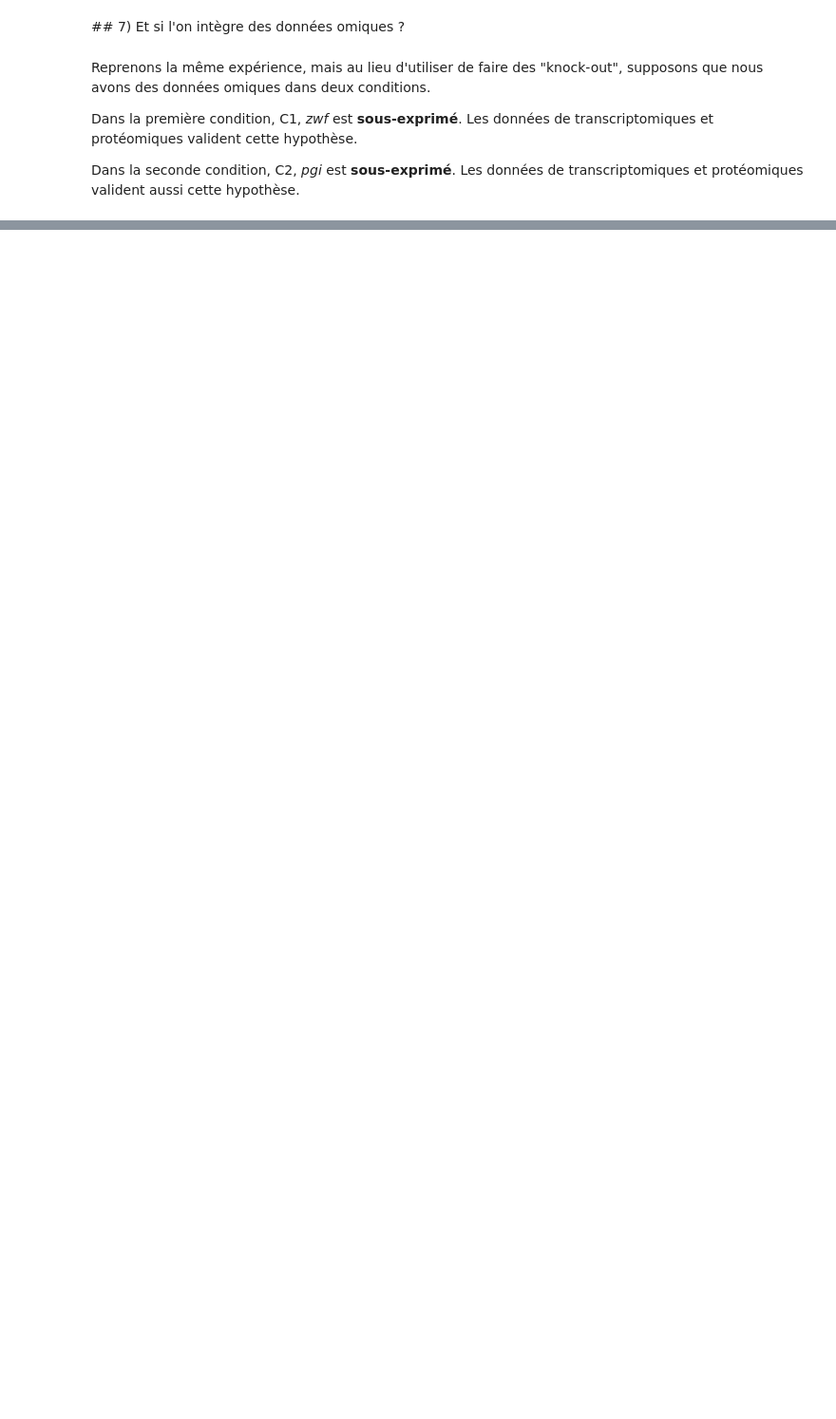
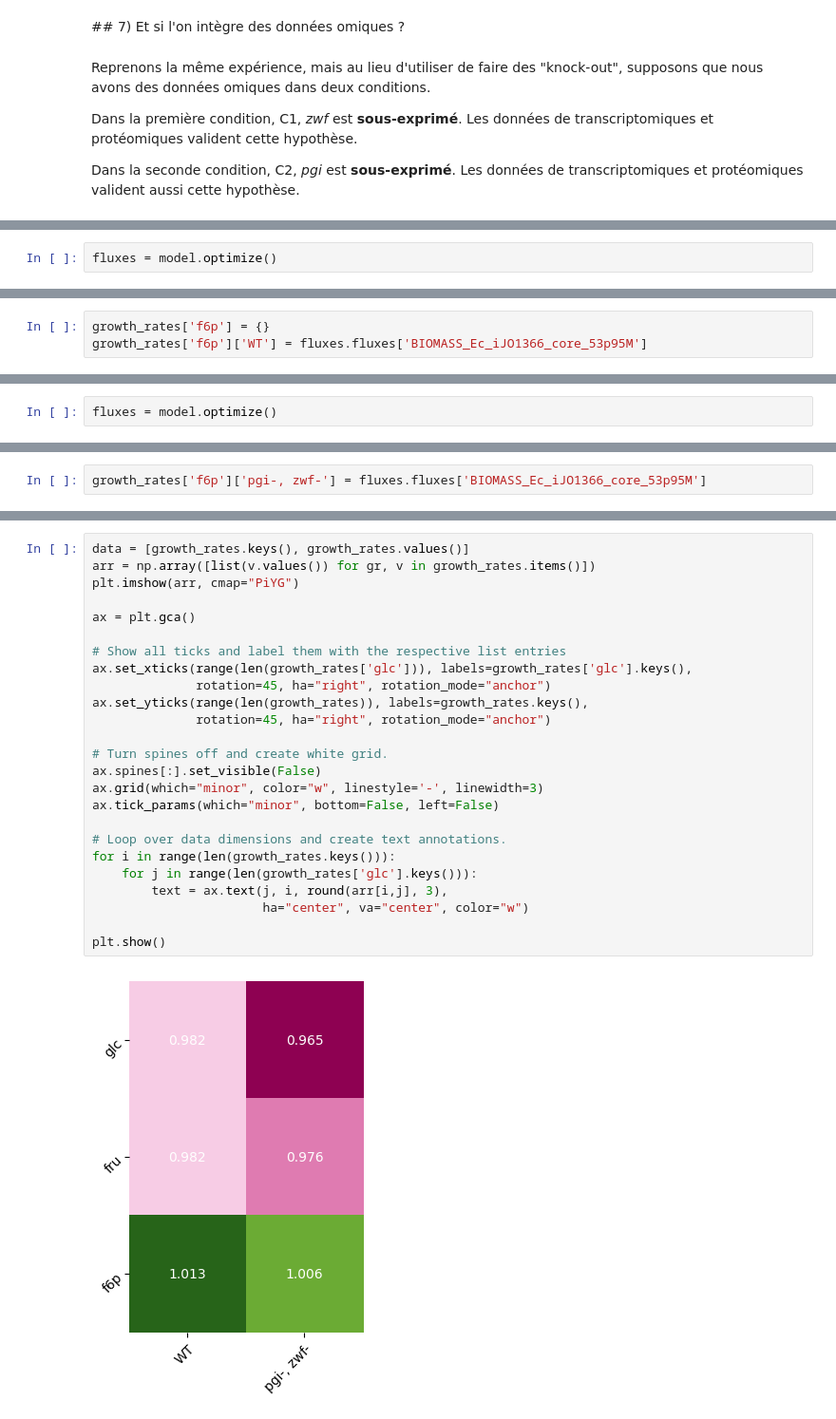
Before and after one commit to maxm4/metabolic-modelling, a Jupyter notebook: Modélisation_du_métabolisme.ipynb, the cells around one changed output, grey strips where cells are left out. Shown at 95% size. Saved outputs shown, nothing was run; the diff lists cells and outputs as text; blank space fills up the shorter version.

```diff
--- a/Modélisation_du_métabolisme.ipynb
+++ b/Modélisation_du_métabolisme.ipynb
@@ -291,0 +685,2 @@ Et C2 se traduit donc par des bornes (-1.0, 1.0) au lieu de (-1000.0, 1000.0) po
+# %%
+fluxes = model.optimize()
@@ -291,0 +691,3 @@ Et C2 se traduit donc par des bornes (-1.0, 1.0) au lieu de (-1000.0, 1000.0) po
+# %%
+growth_rates['f6p'] = {}
+growth_rates['f6p']['WT'] = fluxes.fluxes['BIOMASS_Ec_iJO1366_core_53p95M']
@@ -291,0 +710,2 @@ Et C2 se traduit donc par des bornes (-1.0, 1.0) au lieu de (-1000.0, 1000.0) po
+# %%
+fluxes = model.optimize()
@@ -291,0 +716,2 @@ Et C2 se traduit donc par des bornes (-1.0, 1.0) au lieu de (-1000.0, 1000.0) po
+# %%
+growth_rates['f6p']['pgi-, zwf-'] = fluxes.fluxes['BIOMASS_Ec_iJO1366_core_53p95M']
@@ -291,0 +720,27 @@ Et C2 se traduit donc par des bornes (-1.0, 1.0) au lieu de (-1000.0, 1000.0) po
+# %%
+data = [growth_rates.keys(), growth_rates.values()]
+arr = np.array([list(v.values()) for gr, v in growth_rates.items()])
+plt.imshow(arr, cmap="PiYG")
+
+ax = plt.gca()
+
+# Show all ticks and label them with the respective list entries
+ax.set_xticks(range(len(growth_rates['glc'])), labels=growth_rates['glc'].keys(),
+              rotation=45, ha="right", rotation_mode="anchor")
+ax.set_yticks(range(len(growth_rates)), labels=growth_rates.keys(),
+              rotation=45, ha="right", rotation_mode="anchor")
+
+# Turn spines off and create white grid.
+ax.spines[:].set_visible(False)
+ax.grid(which="minor", color="w", linestyle='-', linewidth=3)
+ax.tick_params(which="minor", bottom=False, left=False)
+
+# Loop over data dimensions and create text annotations.
+for i in range(len(growth_rates.keys())):
+    for j in range(len(growth_rates['glc'].keys())):
+        text = ax.text(j, i, round(arr[i,j], 3),
+                       ha="center", va="center", color="w")
+
+plt.show()
+# %% [output]
+[figure, added]
```
Also changed, not shown: parts of 111 cells of this notebook, 2 other files.
